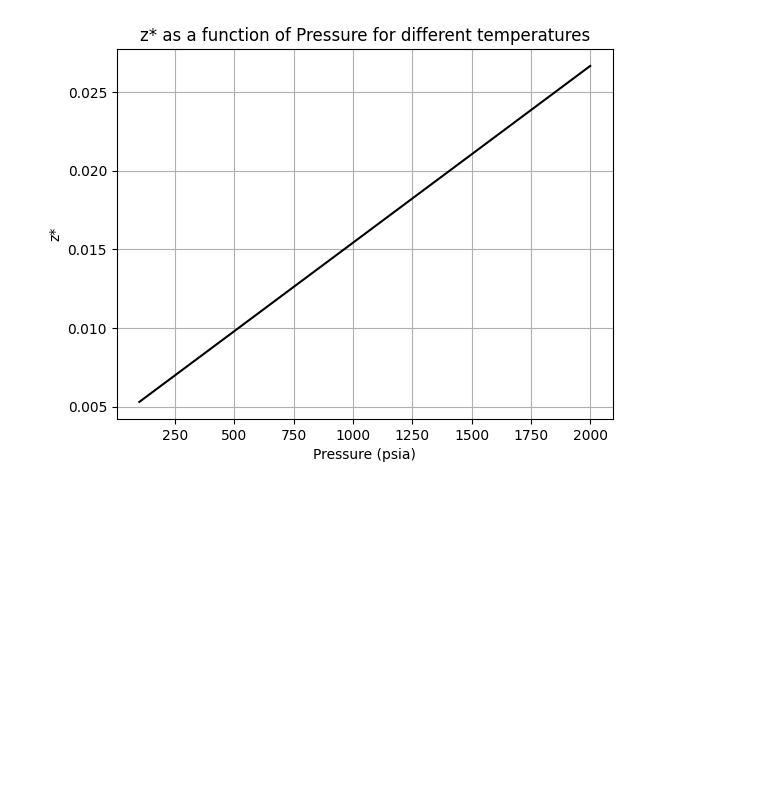
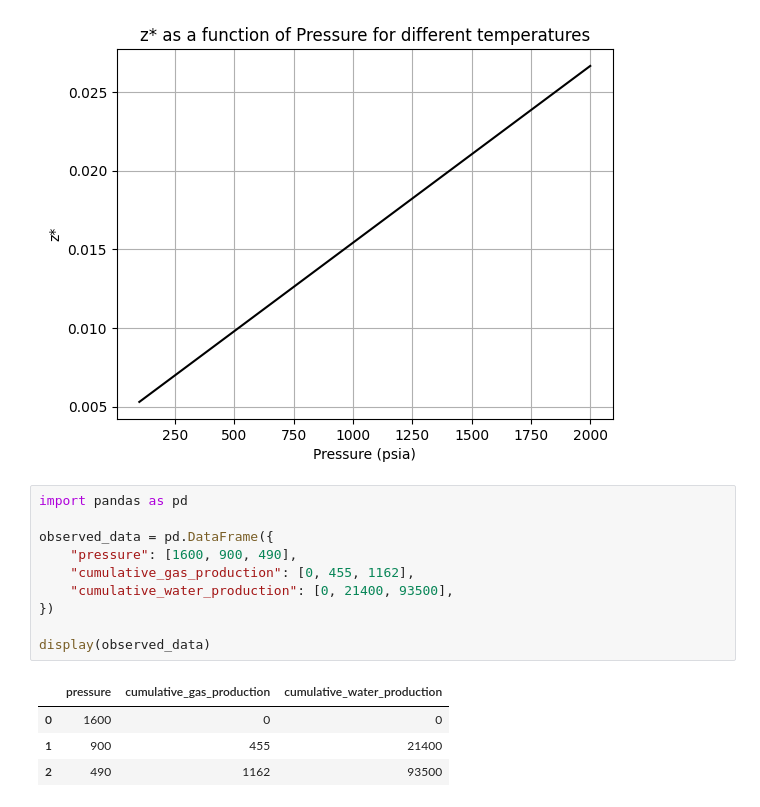
Before and after one commit to andydean27/pyRE, a Jupyter notebook: examples/reservoir/csg.ipynb, the cells around one changed output. Saved outputs shown, nothing was run; the diff lists cells and outputs as text; blank space fills up the shorter version.

```diff
--- a/examples/reservoir/csg.ipynb
+++ b/examples/reservoir/csg.ipynb
@@ -86,4 +93,19 @@ plt.grid(True)
 plt.show()
 # %% [output]
 [figure]
+# %%
+import pandas as pd
+
+observed_data = pd.DataFrame({
+    "pressure": [1600, 900, 490],
+    "cumulative_gas_production": [0, 455, 1162],
+    "cumulative_water_production": [0, 21400, 93500],
+})
+
+display(observed_data)
+# %% [output]
+|  | pressure | cumulative_gas_production | cumulative_water_production |
+| 0 | 1600 | 0 | 0 |
+| 1 | 900 | 455 | 21400 |
+| 2 | 490 | 1162 | 93500 |
 # %%
```
Also changed, not shown: parts of 3 cells of this notebook, 1 other file.
